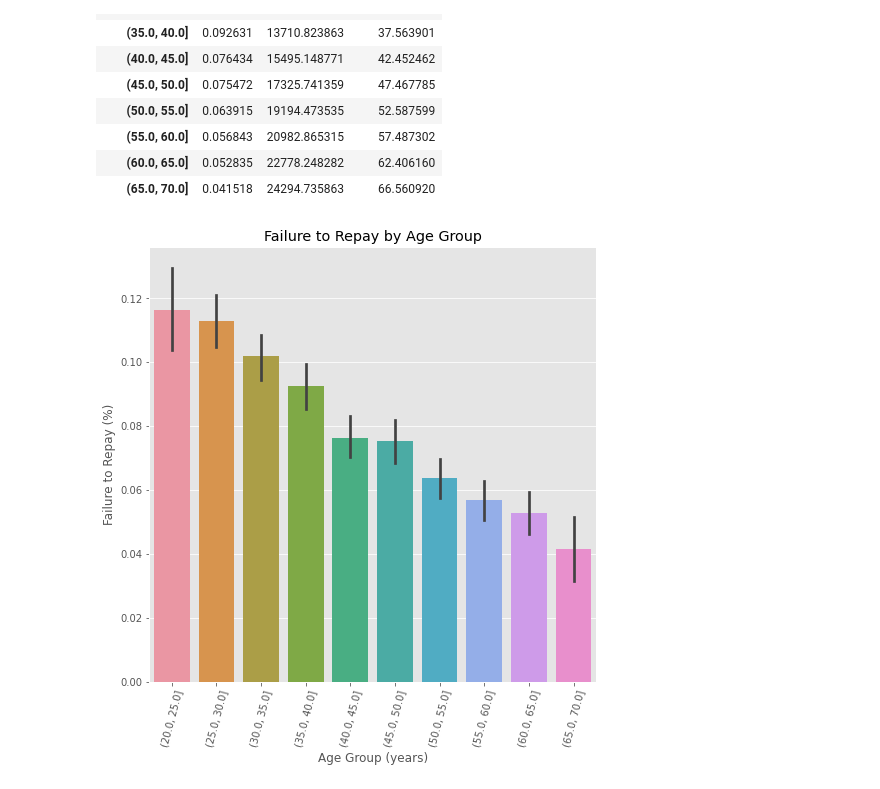
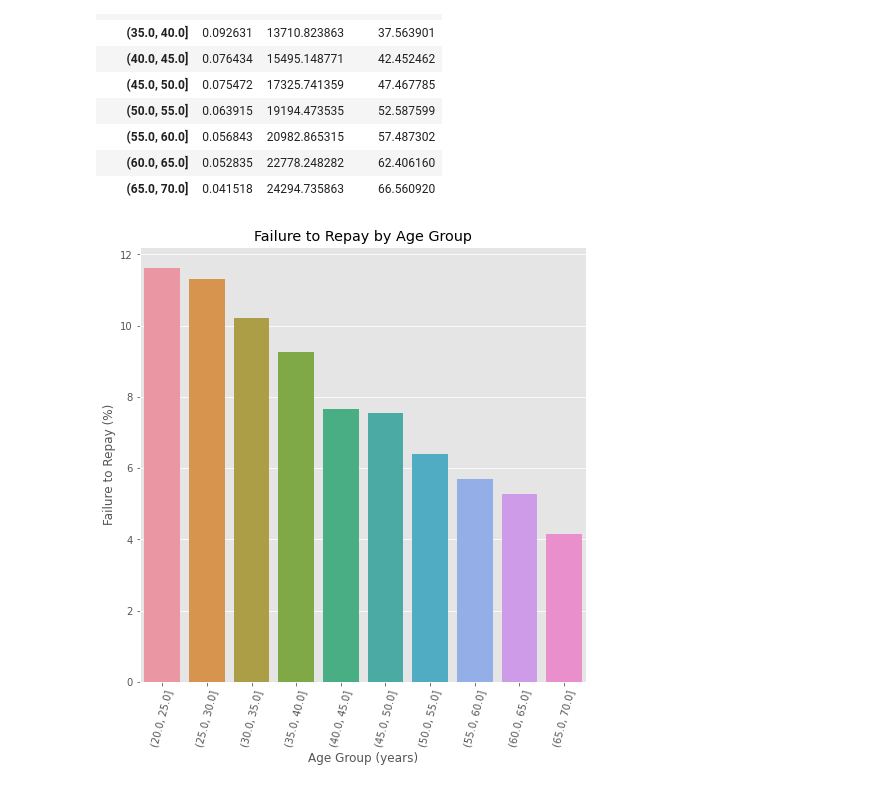
Before and after one commit to b15145456/1st-DL-CVMarathon, a Jupyter notebook: Day_016_HW.ipynb, the cells around one changed output. Saved outputs shown, nothing was run; the diff lists cells and outputs as text; code cells hidden in the pictures.

```diff
--- a/Day_016_HW.ipynb
+++ b/Day_016_HW.ipynb
@@ -119,16 +119,16 @@ age_groups
 # %%
 plt.figure(figsize = (8, 8))
 
 # 以年齡區間為 x, target 為 y 繪製 barplot
 """
 Your Code Here
 """
-px = age_data['YEARS_BINNED']
-py = age_data['TARGET']
+px = age_groups.index.astype(str)
+py = 100 * age_groups['TARGET']
 sns.barplot(px, py)
 
 # Plot labeling
 plt.xticks(rotation = 75); plt.xlabel('Age Group (years)'); plt.ylabel('Failure to Repay (%)')
 plt.title('Failure to Repay by Age Group');
 # %% [output]
-[figure, old version]
+[figure, new version]
```
